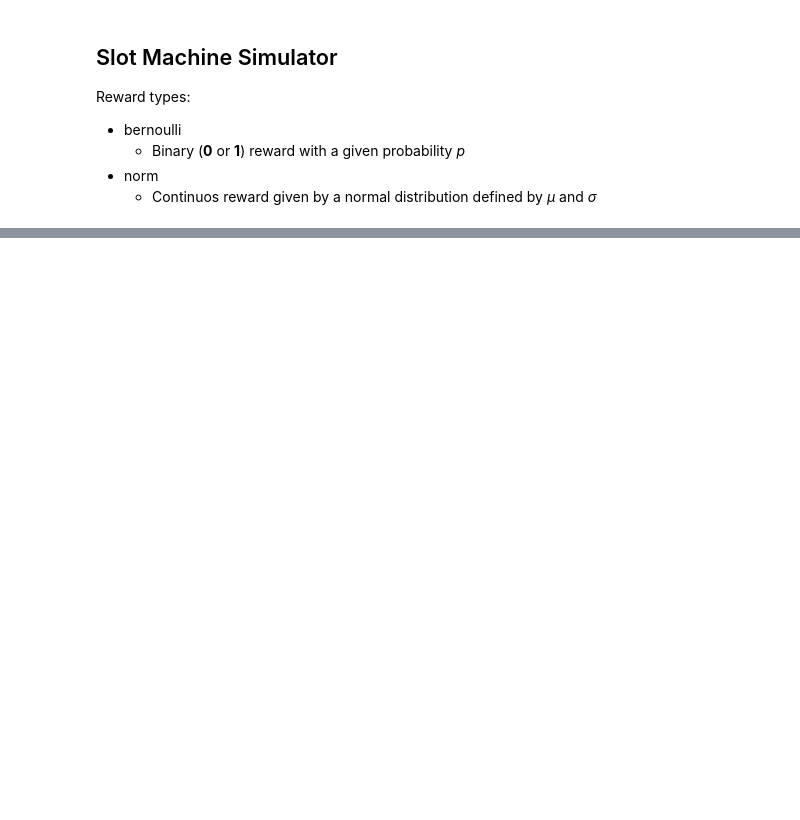
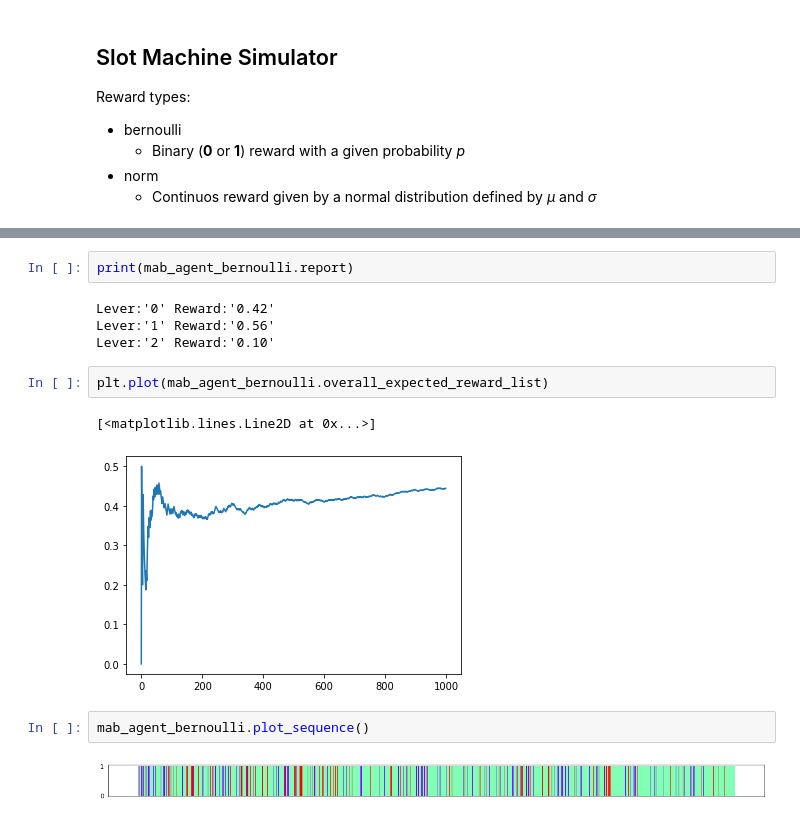
Before and after one commit to Tauranis/rl-playground, a Jupyter notebook: notebooks/MAB.ipynb, the cells around one changed output, grey strips where cells are left out. Cells and saved outputs as stored; diff of their text form; blank space fills up the shorter version.

```diff
--- a/notebooks/MAB.ipynb
+++ b/notebooks/MAB.ipynb
@@ -68,0 +198,15 @@ norm_mab.pull_lever(2)
+# %%
+print(mab_agent_bernoulli.report)
+# %% [output]
+Lever:'0' Reward:'0.42'
+Lever:'1' Reward:'0.56'
+Lever:'2' Reward:'0.10'
+# %%
+plt.plot(mab_agent_bernoulli.overall_expected_reward_list)
+# %% [output]
+[<matplotlib.lines.Line2D at 0x...>]
+[figure, added]
+# %%
+mab_agent_bernoulli.plot_sequence()
+# %% [output]
+[figure, added]
```
Also changed, not shown: parts of 18 cells of this notebook.
